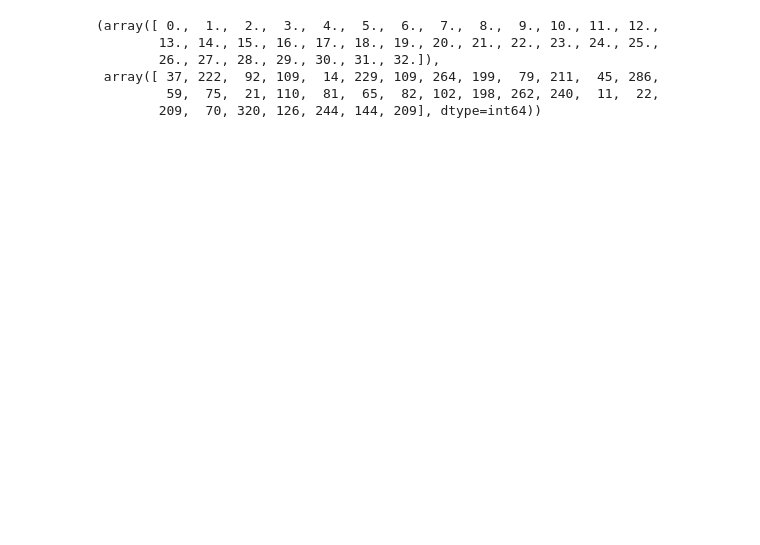
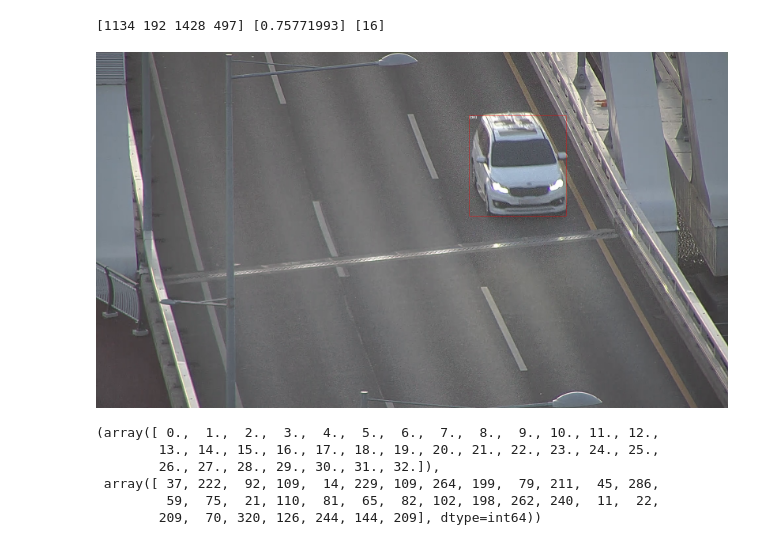
Before and after one commit to Yusin-Lee/DACON_Car_detection, a Jupyter notebook: EfficientDet_inference.ipynb, the cells around one changed output. Drawn from its saved outputs; the diff is of its cells as text; code cells hidden in the pictures; blank space fills up the shorter version.

```diff
--- a/EfficientDet_inference.ipynb
+++ b/EfficientDet_inference.ipynb
@@ -171,3 +168,23 @@ img.show()
+# %%
+from PIL import Image, ImageDraw
+
+index = 0
+df_index = results_csv[results_csv['file_name'] == results_csv.iloc[index]['file_name']]
+file_name = './dataset/test/'+ results_csv.iloc[index]['file_name']
+box = df_index[['point1_x' ,'point3_y', 'point2_x', 'point1_y']].values
+score = df_index[['confidence']].values
+label = df_index[['class_id']].values
+img = Image.open(file_name)
+draw = ImageDraw.Draw(img, "RGBA")
+
+for i,j,k in zip(box, score, label):
+    print(i,j,k)
+    draw.rectangle(tuple(i), outline='red', width=1)
+    draw.text((i[0],i[1]),text=str(k))
+img
+# %% [output]
+[1134 192 1428 497] [0.75771993] [16]
+[figure, added]
 # %%
 results_csv.to_csv('./result.csv', index = False, encoding = 'utf-8')
 # %%
```
Also changed, not shown: parts of 5 cells of this notebook, 1 other file.
